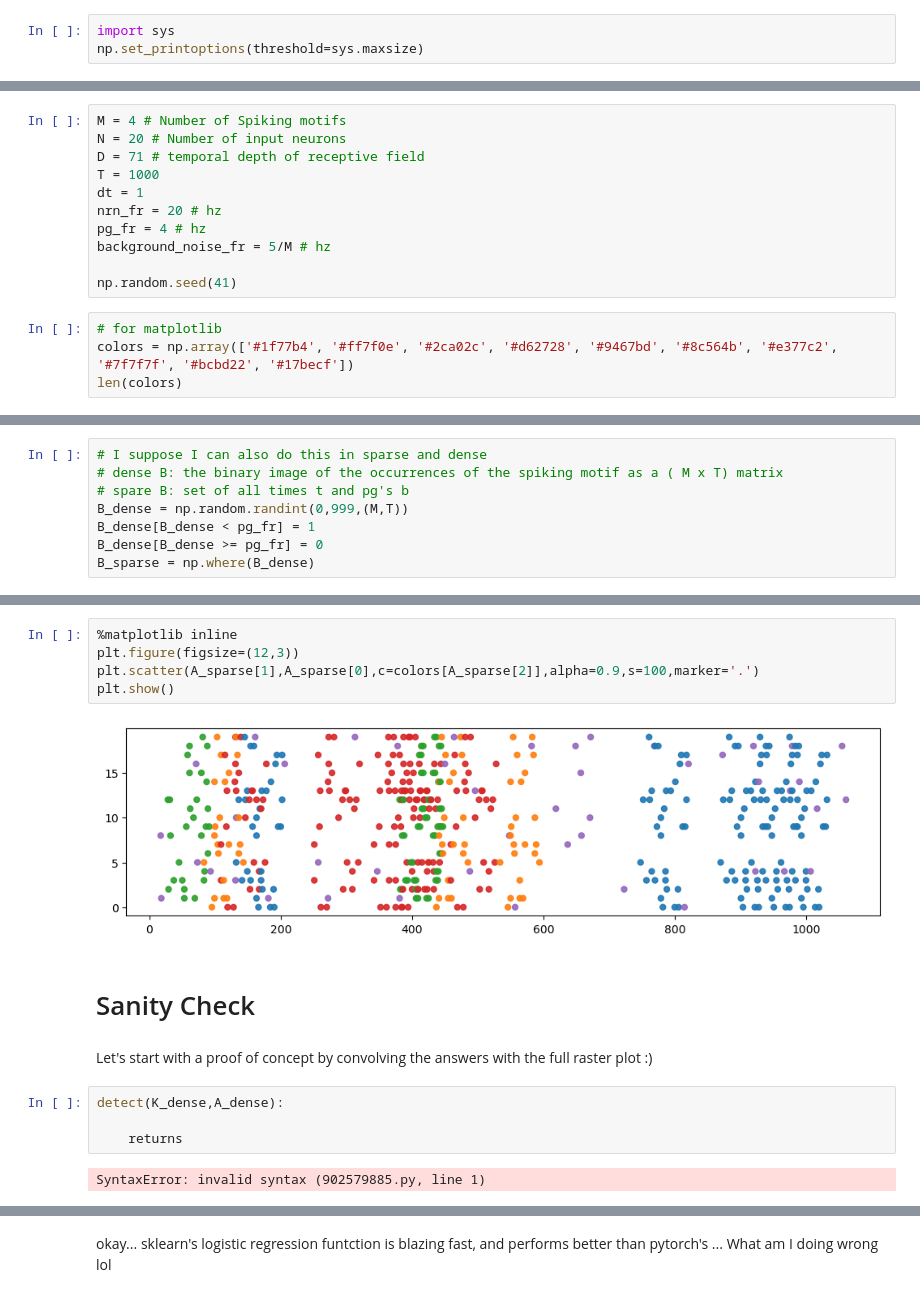
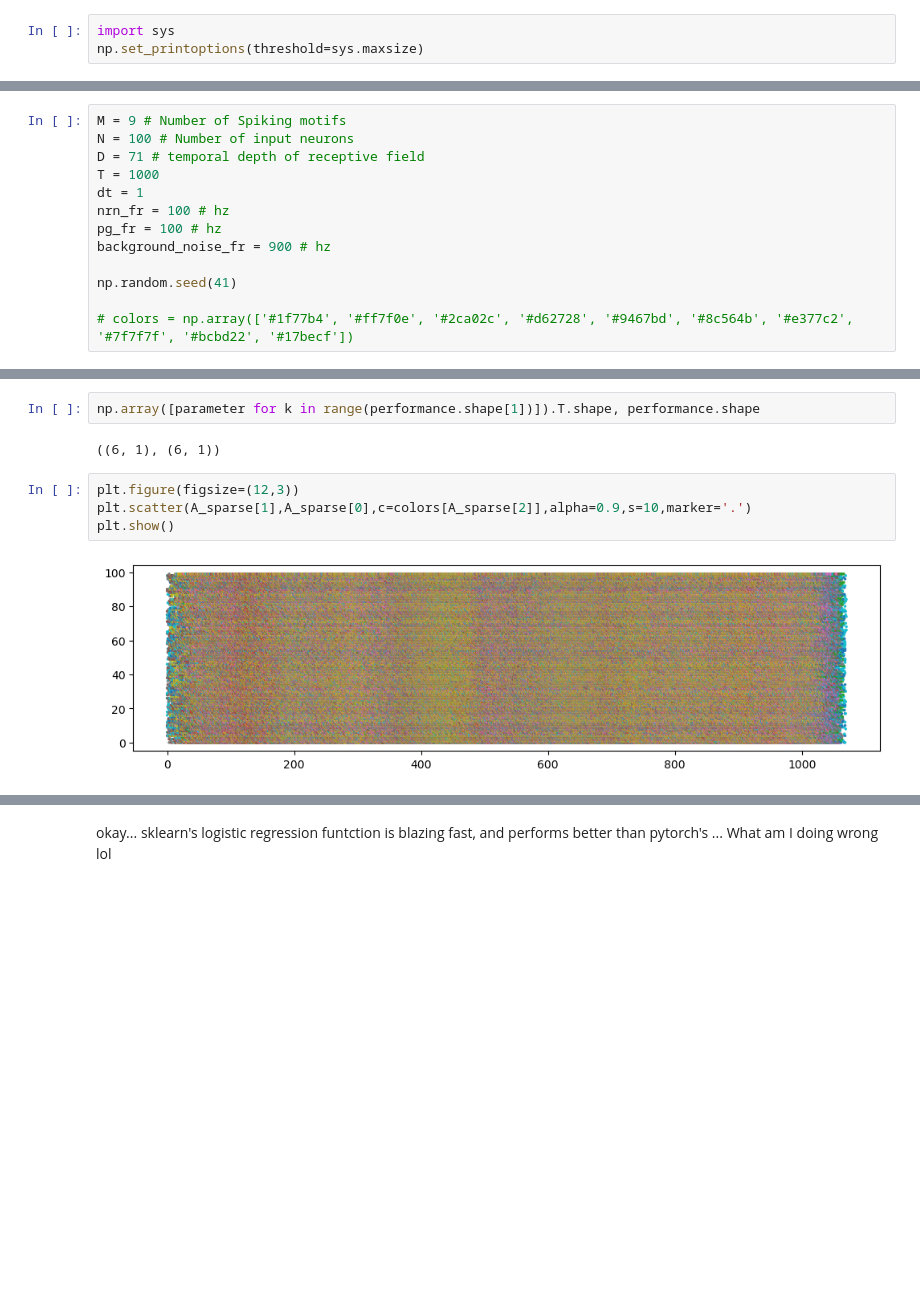
Before and after one commit to CosmicSurgery/thesis_notebooks, a Jupyter notebook: 2023.06.22 - Testing the limits of Logistic Regression on detecting spiking motifs/2023.06.22 - Injecting some noise, basic test.ipynb, the cells around one changed output, grey strips where cells are left out. Saved outputs shown, nothing was run; the diff lists cells and outputs as text; blank space fills up the shorter version.

Commit message:
comparing sklearn and pytorch and looking at performance

```diff
--- a/2023.06.22 - Testing the limits of Logistic Regression on detecting spiking motifs/2023.06.22 - Injecting some noise, basic test.ipynb
+++ b/2023.06.22 - Testing the limits of Logistic Regression on detecting spiking motifs/2023.06.22 - Injecting some noise, basic test.ipynb
@@ -12,15 +11,13 @@ disp_figs = True
 # %%
-M = 4 # Number of Spiking motifs
-N = 20 # Number of input neurons
+M = 9 # Number of Spiking motifs
+N = 100 # Number of input neurons
 D = 71 # temporal depth of receptive field
 T = 1000
 dt = 1
-nrn_fr = 20 # hz
-pg_fr = 4 # hz
-background_noise_fr = 5/M # hz
+nrn_fr = 100 # hz
+pg_fr = 100 # hz
+background_noise_fr = 900 # hz
 
 np.random.seed(41)
+
+# colors = np.array(['#1f77b4', '#ff7f0e', '#2ca02c', '#d62728', '#9467bd', '#8c564b', '#e377c2', '#7f7f7f', '#bcbd22', '#17becf'])
-# %%
-# for matplotlib
-colors = np.array(['#1f77b4', '#ff7f0e', '#2ca02c', '#d62728', '#9467bd', '#8c564b', '#e377c2', '#7f7f7f', '#bcbd22', '#17becf'])
-len(colors)
@@ -49,8 +23,0 @@ if disp_figs:
-# %%
-# I suppose I can also do this in sparse and dense
-# dense B: the binary image of the occurrences of the spiking motif as a ( M x T) matrix
-# spare B: set of all times t and pg's b
-B_dense = np.random.randint(0,999,(M,T))
-B_dense[B_dense < pg_fr] = 1
-B_dense[B_dense >= pg_fr] = 0
-B_sparse = np.where(B_dense)
@@ -91,17 +128,10 @@ A_dense.shape
+# %%
+np.array([parameter for k in range(performance.shape[1])]).T.shape, performance.shape
+# %% [output]
+((6, 1), (6, 1))
 # %%
-%matplotlib inline
 plt.figure(figsize=(12,3))
-plt.scatter(A_sparse[1],A_sparse[0],c=colors[A_sparse[2]],alpha=0.9,s=100,marker='.')
+plt.scatter(A_sparse[1],A_sparse[0],c=colors[A_sparse[2]],alpha=0.9,s=10,marker='.')
 plt.show()
 # %% [output]
-[figure, old version]
+[figure, new version]
-# %% [markdown]
-# Sanity Check
-# %% [markdown]
-Let's start with a proof of concept by convolving the answers with the full raster plot :)
-# %%
-detect(K_dense,A_dense):
-
-    returns
-# %% [output]
-SyntaxError: invalid syntax (902579885.py, line 1)
```
Also changed, not shown: parts of 39 cells of this notebook.
